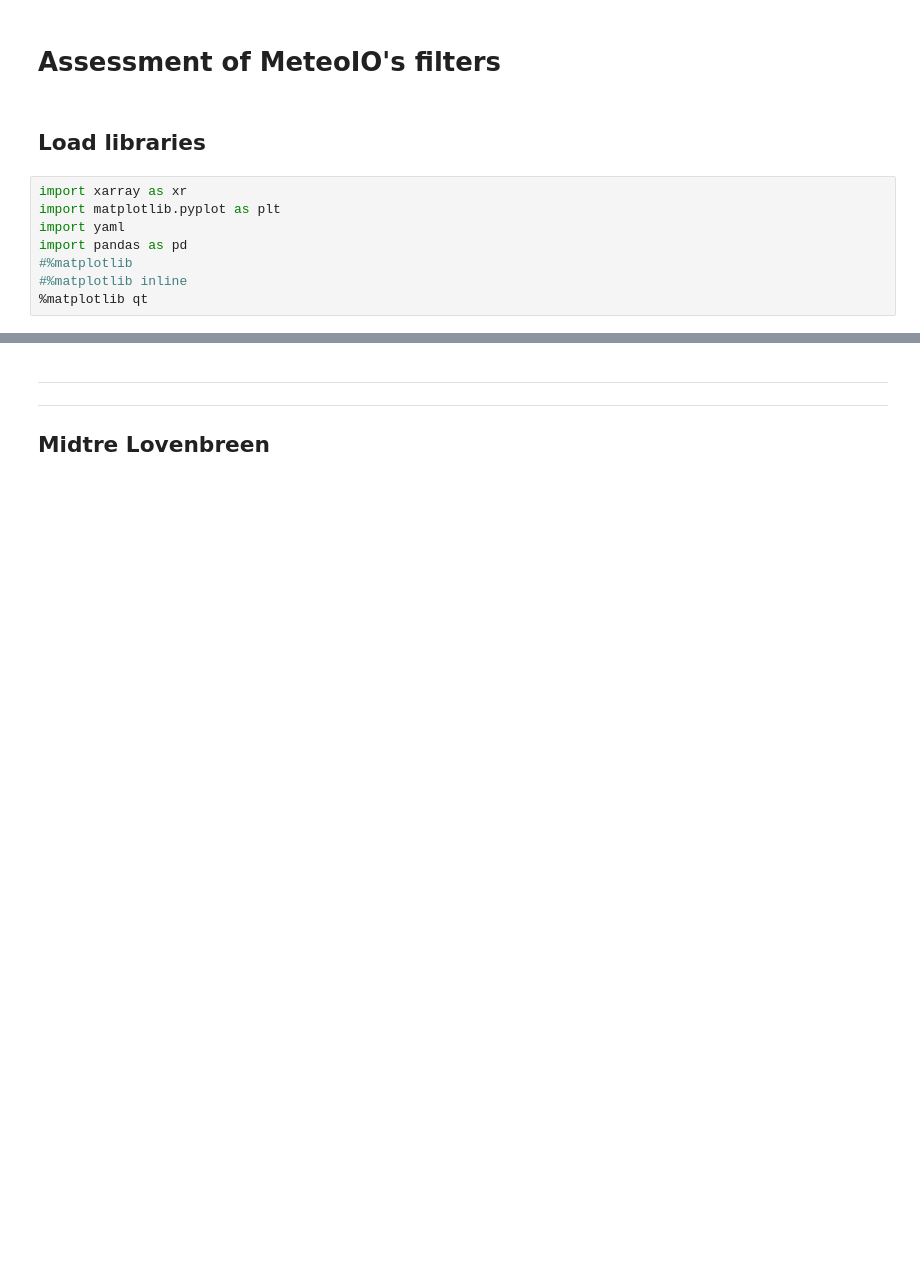
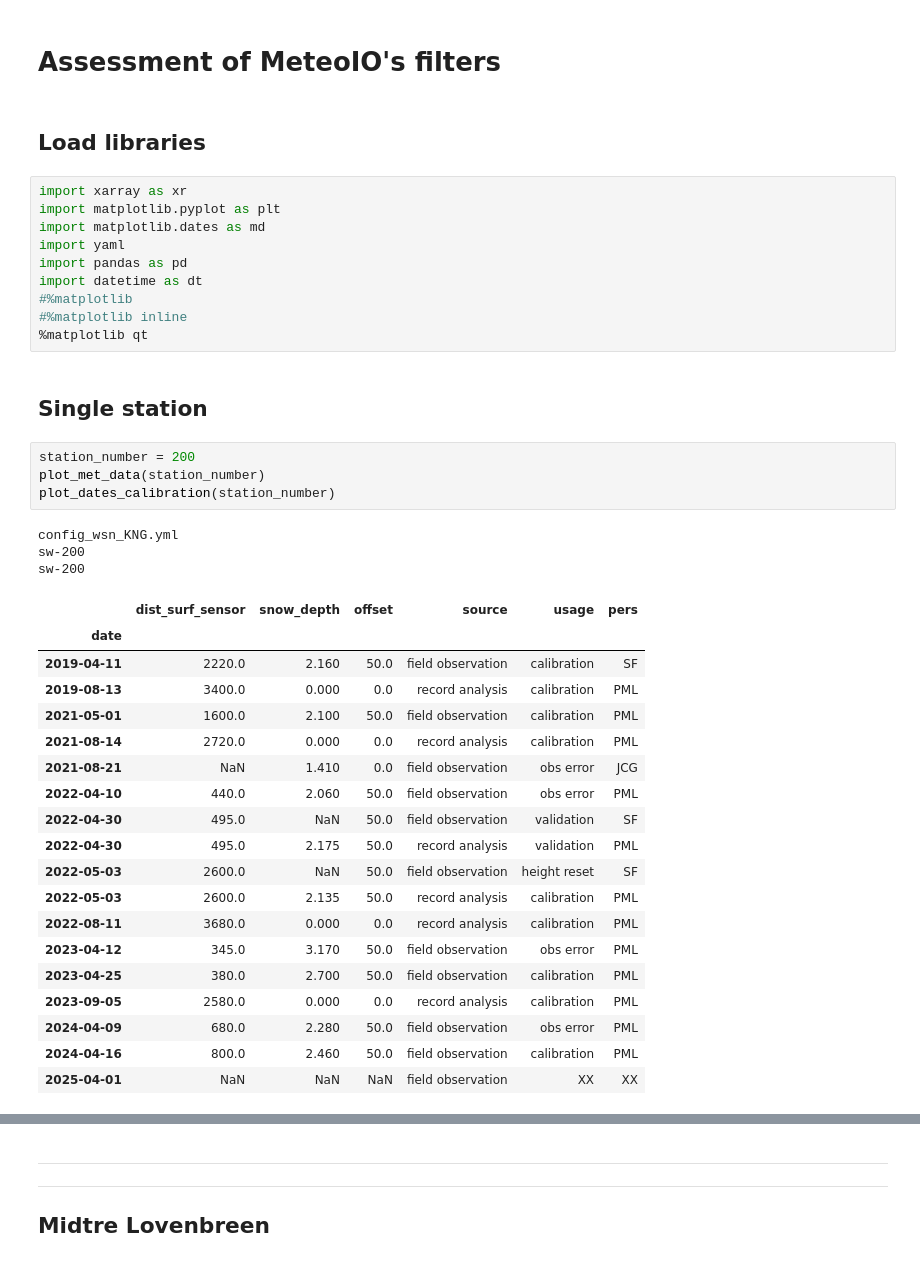
Before and after one commit to UiOHive/wsn_filters, a Jupyter notebook: plot_data_qc_netcdf.ipynb, the cells around one changed output, grey strips where cells are left out. Cells and saved outputs as stored; diff of their text form; blank space fills up the shorter version.

```diff
--- a/plot_data_qc_netcdf.ipynb
+++ b/plot_data_qc_netcdf.ipynb
@@ -5,8 +5,39 @@
 # %%
 import xarray as xr
 import matplotlib.pyplot as plt
+import matplotlib.dates as md
 import yaml
 import pandas as pd
+import datetime as dt
 #%matplotlib
 #%matplotlib inline
 %matplotlib qt
+# %% [markdown]
+## Single station
+# %%
+station_number = 200
+plot_met_data(station_number)
+plot_dates_calibration(station_number)
+# %% [output]
+config_wsn_KNG.yml
+sw-200
+sw-200
+|  | dist_surf_sensor | snow_depth | offset | source | usage | pers |
+| date |  |  |  |  |  |  |
+| 2019-04-11 | 2220.0 | 2.160 | 50.0 | field observation | calibration | SF |
+| 2019-08-13 | 3400.0 | 0.000 | 0.0 | record analysis | calibration | PML |
+| 2021-05-01 | 1600.0 | 2.100 | 50.0 | field observation | calibration | PML |
+| 2021-08-14 | 2720.0 | 0.000 | 0.0 | record analysis | calibration | PML |
+| 2021-08-21 | NaN | 1.410 | 0.0 | field observation | obs error | JCG |
+| 2022-04-10 | 440.0 | 2.060 | 50.0 | field observation | obs error | PML |
+| 2022-04-30 | 495.0 | NaN | 50.0 | field observation | validation | SF |
+| 2022-04-30 | 495.0 | 2.175 | 50.0 | record analysis | validation | PML |
+| 2022-05-03 | 2600.0 | NaN | 50.0 | field observation | height reset | SF |
+| 2022-05-03 | 2600.0 | 2.135 | 50.0 | record analysis | calibration | PML |
+| 2022-08-11 | 3680.0 | 0.000 | 0.0 | record analysis | calibration | PML |
+| 2023-04-12 | 345.0 | 3.170 | 50.0 | field observation | obs error | PML |
+| 2023-04-25 | 380.0 | 2.700 | 50.0 | field observation | calibration | PML |
+| 2023-09-05 | 2580.0 | 0.000 | 0.0 | record analysis | calibration | PML |
+| 2024-04-09 | 680.0 | 2.280 | 50.0 | field observation | obs error | PML |
+| 2024-04-16 | 800.0 | 2.460 | 50.0 | field observation | calibration | PML |
+| 2025-04-01 | NaN | NaN | NaN | field observation | XX | XX |
```
Also changed, not shown: parts of 14 cells of this notebook, 7 other files.
